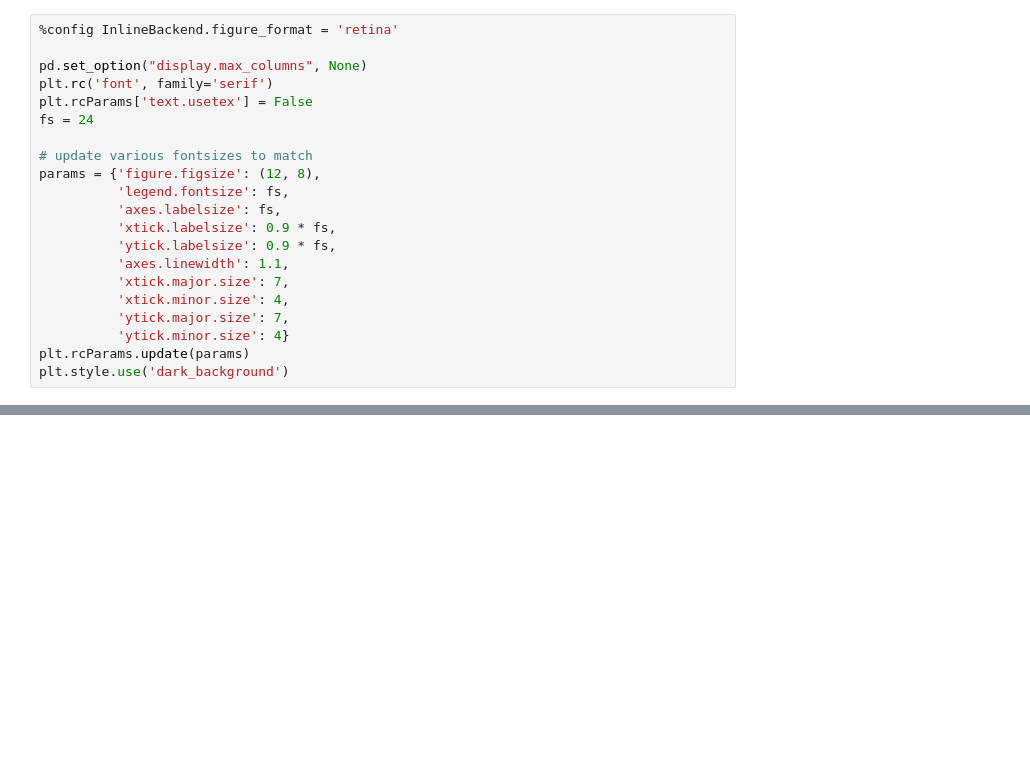
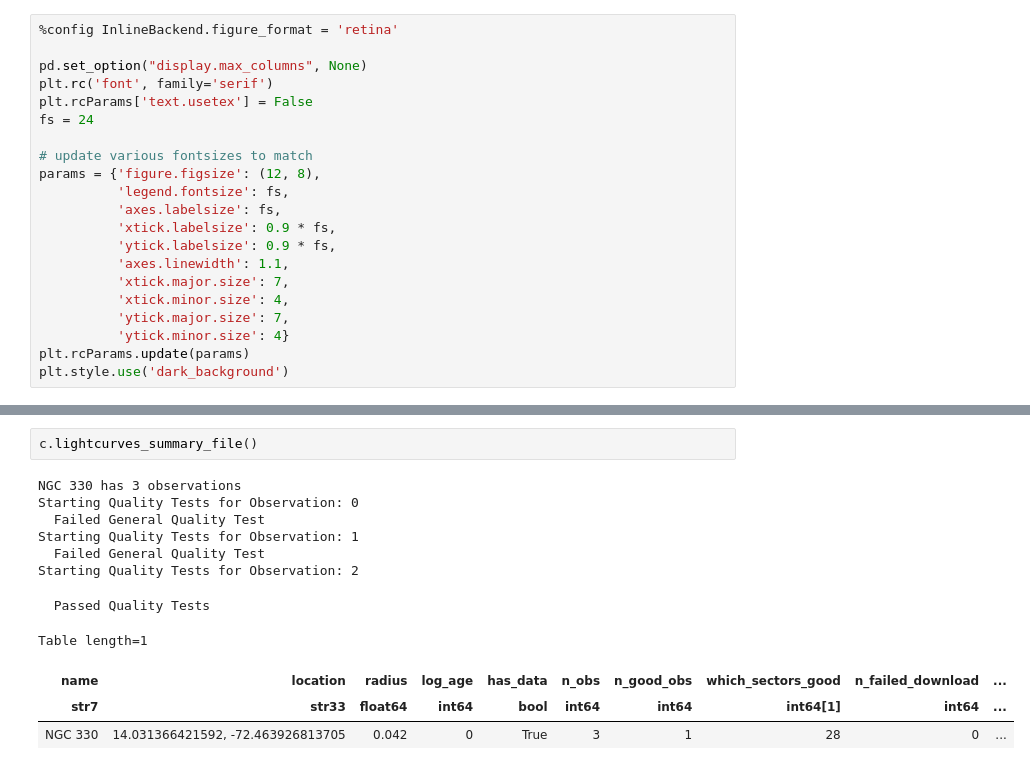
Before and after one commit to tobin-wainer/elk, a Jupyter notebook: docs/pages/getting_started.ipynb, the cells around one changed output, grey strips where cells are left out. Cells and saved outputs as stored; diff of their text form; blank space fills up the shorter version.

```diff
--- a/docs/pages/getting_started.ipynb
+++ b/docs/pages/getting_started.ipynb
@@ -281,0 +67,14 @@ plt.show()
+# %%
+c.lightcurves_summary_file()
+# %% [output]
+NGC 330 has 3 observations
+Starting Quality Tests for Observation: 0
+  Failed General Quality Test
+Starting Quality Tests for Observation: 1
+  Failed General Quality Test
+Starting Quality Tests for Observation: 2
+  Passed Quality Tests
+Table length=1
+| name | location | radius | log_age | has_data | n_obs | n_good_obs | which_sectors_good | n_failed_download | ... |
+| str7 | str33 | float64 | int64 | bool | int64 | int64 | int64[1] | int64 | ... |
+| NGC 330 | 14.031366421592, -72.463926813705 | 0.042 | 0 | True | 3 | 1 | 28 | 0 | ... |
```
Also changed, not shown: parts of 43 cells of this notebook.
